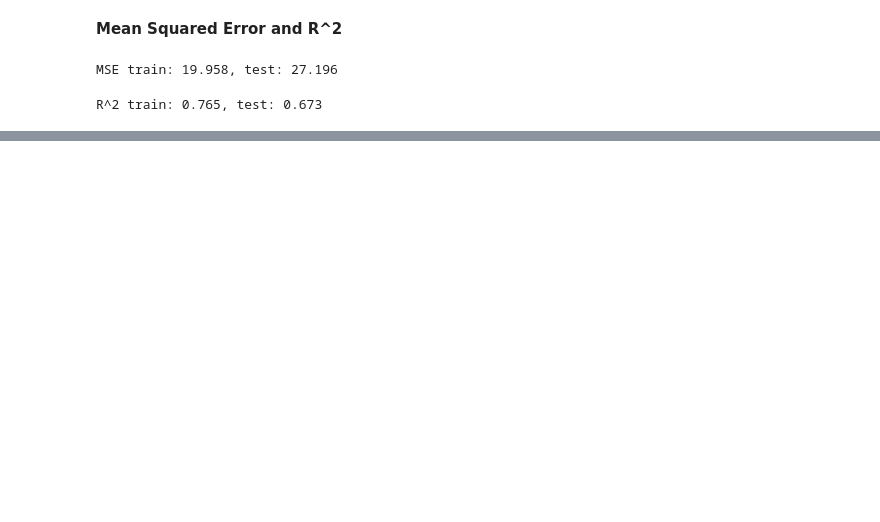
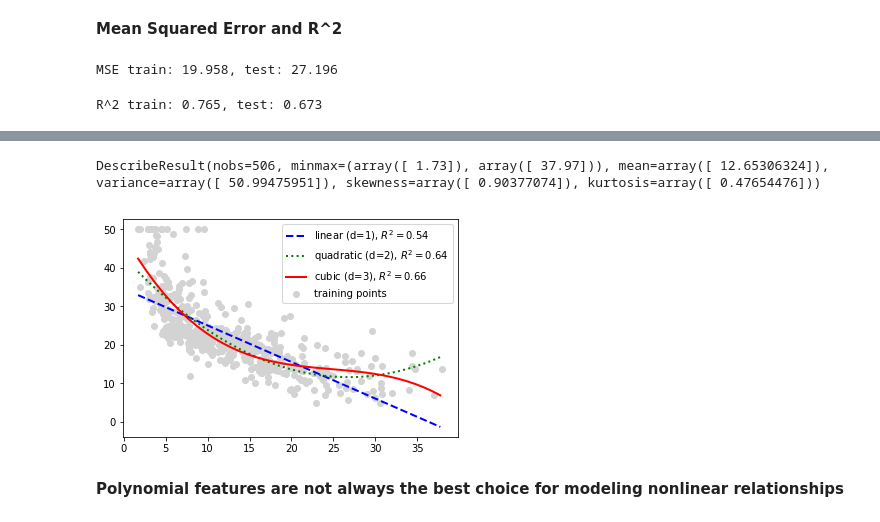
Before and after one commit to hehuilong/pml, a Jupyter notebook: Chapter_10.ipynb, the cells around one changed output, grey strips where cells are left out. Drawn from its saved outputs; the diff is of its cells as text; code cells hidden in the pictures; blank space fills up the shorter version.

```diff
--- a/Chapter_10.ipynb
+++ b/Chapter_10.ipynb
@@ -309,0 +419,40 @@ R^2 train: 0.765, test: 0.673
+# %%
+# Create polynomial features
+quadratic = PolynomialFeatures(degree=2)
+cubic = PolynomialFeatures(degree=3)
+X_quad = quadratic.fit_transform(X)
+X_cubic = cubic.fit_transform(X)
+# %%
+from scipy import stats
+stats.describe(X)
+# %% [output]
+DescribeResult(nobs=506, minmax=(array([ 1.73]), array([ 37.97])), mean=array([ 12.65306324]), variance=array([ 50.99475951]), skewness=array([ 0.90377074]), kurtosis=array([ 0.47654476]))
+# %%
+# Linear fit
+X_fit = np.arange(X.min(), X.max(), 1)[:, np.newaxis]
+regr = regr.fit(X, y)
+y_lin_fit = regr.predict(X_fit)
+linear_r2 = r2_score(y, regr.predict(X))
+# %%
+# quadratic fit
+quad = regr.fit(X_quad, y)
+y_quad_fit = quad.predict(quadratic.fit_transform(X_fit))
+quad_r2 = r2_score(y, quad.predict(X_quad))
+# %%
+# cubic fit
+cub = regr.fit(X_cubic, y)
+y_cubic_fit = cub.predict(cubic.fit_transform(X_fit))
+cub_r2 = r2_score(y, cub.predict(X_cubic))
+# %%
+# plot results
+plt.scatter(X, y, color='lightgray', label='training points')
+# You can use a subset TeX markup in any matplotlib text string by placing it inside a pair of dollar signs ($).
+plt.plot(X_fit, y_lin_fit, color='blue', linestyle='--', lw=2, label='linear (d=1), $R^2=%.2f$' % linear_r2)
+plt.plot(X_fit, y_quad_fit, color='green', linestyle=':', lw=2, label='quadratic (d=2), $R^2=%.2f$' % quad_r2)
+plt.plot(X_fit, y_cubic_fit, color='red', lw=2, label='cubic (d=3), $R^2=%.2f$' % cub_r2)
+plt.legend()
+plt.show()
+# %% [output]
+[figure, added]
+# %% [markdown]
+**Polynomial features are not always the best choice for modeling nonlinear relationships**
```
Also changed, not shown: parts of 41 cells of this notebook.
